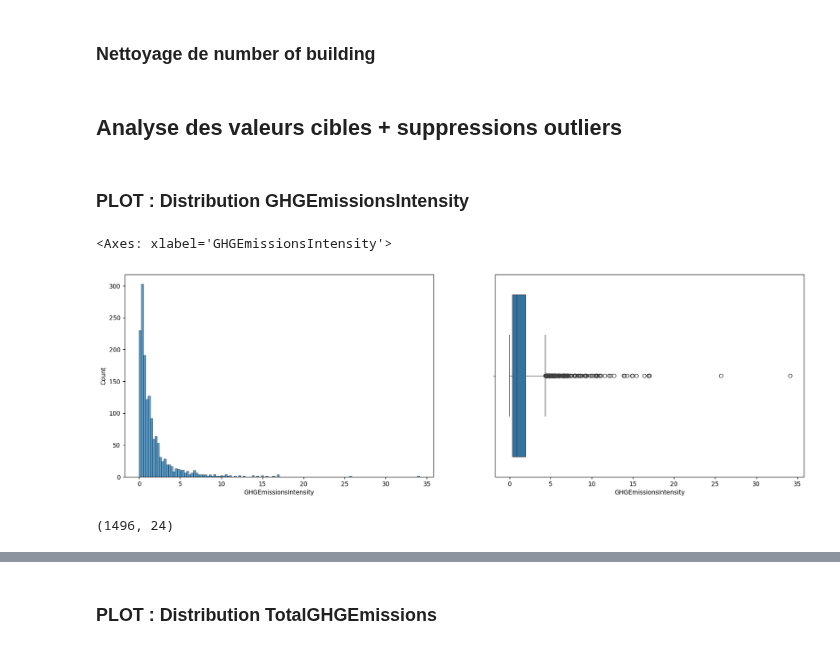
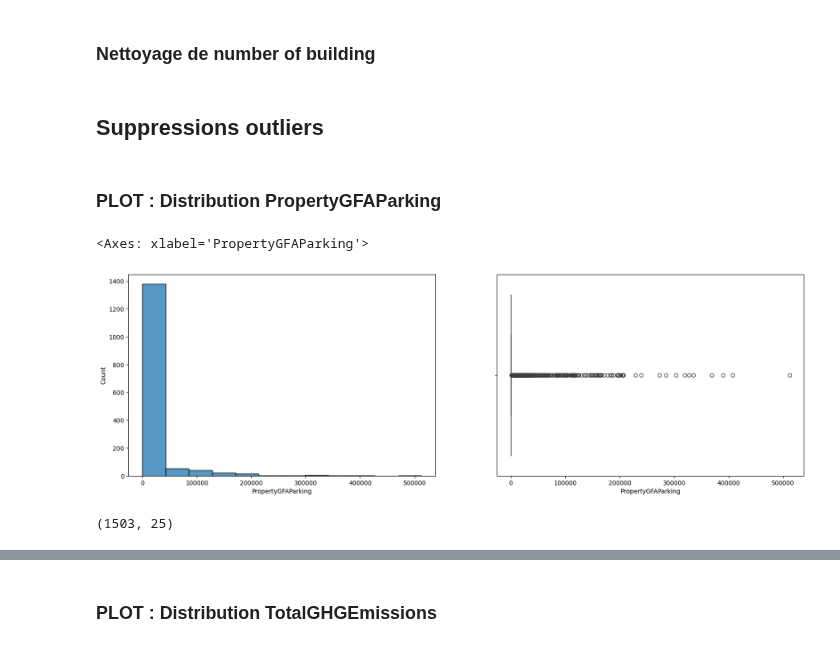
Before and after one commit to RandomFab/SEATLE, a Jupyter notebook: P3_template_modelistation_supervisee.ipynb, the cells around one changed output, grey strips where cells are left out. Saved outputs shown, nothing was run; the diff lists cells and outputs as text; code cells hidden in the pictures.

```diff
--- a/P3_template_modelistation_supervisee.ipynb
+++ b/P3_template_modelistation_supervisee.ipynb
@@ -130,7 +132,7 @@ df.shape
 # %% [markdown]
 ## Suppression colonnes inutiles
 # %%
-First_column_to_drop = ['OSEBuildingID', 'DataYear','DefaultData', 'Comments', 'ComplianceStatus','Outlier',"BuildingType",'City','State','TaxParcelIdentificationNumber','ListOfAllPropertyUseTypes','NaturalGas(therms)','Electricity(kWh)','YearsENERGYSTARCertified','PrimaryPropertyType','Address','ZipCode','SiteEUIWN(kBtu/sf)','SourceEUIWN(kBtu/sf)','SiteEnergyUseWN(kBtu)','PropertyName']
+First_column_to_drop = ['OSEBuildingID', 'DataYear','DefaultData', 'Comments', 'ComplianceStatus','Outlier',"BuildingType",'City','State','TaxParcelIdentificationNumber','ListOfAllPropertyUseTypes','NaturalGas(therms)','Electricity(kWh)','YearsENERGYSTARCertified','PrimaryPropertyType','Address','ZipCode','SiteEUIWN(kBtu/sf)','SourceEUIWN(kBtu/sf)','SiteEnergyUseWN(kBtu)']#,'PropertyName'
 df.drop(First_column_to_drop,axis=1, inplace=True)
 df.shape
 # %% [output]
@@ -257,3 +261,15 @@ df['ThirdLargestPropertyUseType'] = df['ThirdLargestPropertyUseType'].map(map_di
+# %%
+
+df['SecondLargestPropertyUseType'] = df.apply(
+    lambda row: np.nan if pd.notna(row['SecondLargestPropertyUseType']) and row['SecondLargestPropertyUseTypeGFA'] == 0 else row['SecondLargestPropertyUseType'],
+    axis=1
+)
+# %%
+
+df['SecondLargestPropertyUseType'] = df.apply(
+    lambda row: np.nan if pd.notna(row['SecondLargestPropertyUseType']) and row['SecondLargestPropertyUseTypeGFA'] == 0 else row['SecondLargestPropertyUseType'],
+    axis=1
+)
 # %% [markdown]
 #### remplissage na
 # %%
@@ -285,21 +301,21 @@ df.shape
 ### Nettoyage de number of building
 # %%
 df.loc[df['NumberofBuildings']==0,'NumberofBuildings'] = 1
-# %% [markdown]
-## Analyse des valeurs cibles + suppressions outliers
+# %% [markdown]
+## Suppressions outliers
 # %% [markdown]
-### PLOT : Distribution GHGEmissionsIntensity
+### PLOT : Distribution PropertyGFAParking
 # %%
 plt.figure(figsize=(20,6))
 plt.subplot(1,2,1)
-sns.histplot(x=df['GHGEmissionsIntensity'])
+sns.histplot(x=df['PropertyGFAParking'])
 plt.subplot(1,2,2)
-sns.boxplot(x=df['GHGEmissionsIntensity'])
+sns.boxplot(x=df['PropertyGFAParking'])
 # %% [output]
-<Axes: xlabel='GHGEmissionsIntensity'>
+<Axes: xlabel='PropertyGFAParking'>
-[figure, old version]
+[figure, new version]
 # %%
-df.drop(index = df[df['GHGEmissionsIntensity']>10].index,inplace=True)
+df.drop(index = df[df['PropertyGFAParking']>200000].index,inplace=True)
 df.shape
 # %% [output]
-(1496, 24)
+(1503, 25)
```
Also changed, not shown: parts of 34 cells of this notebook.
